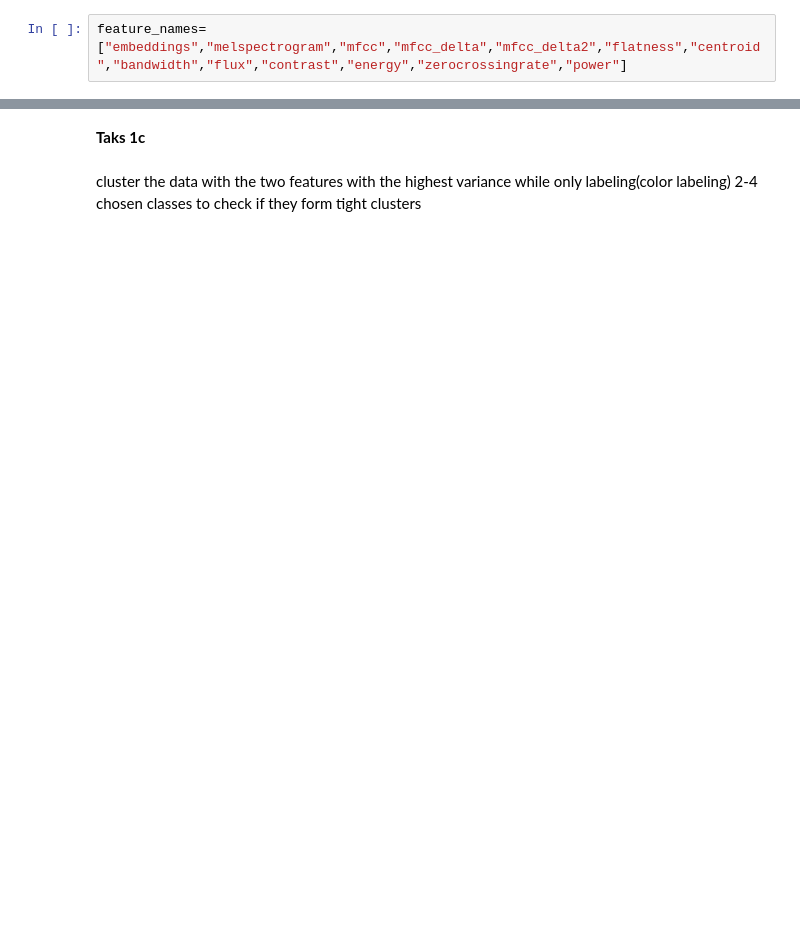
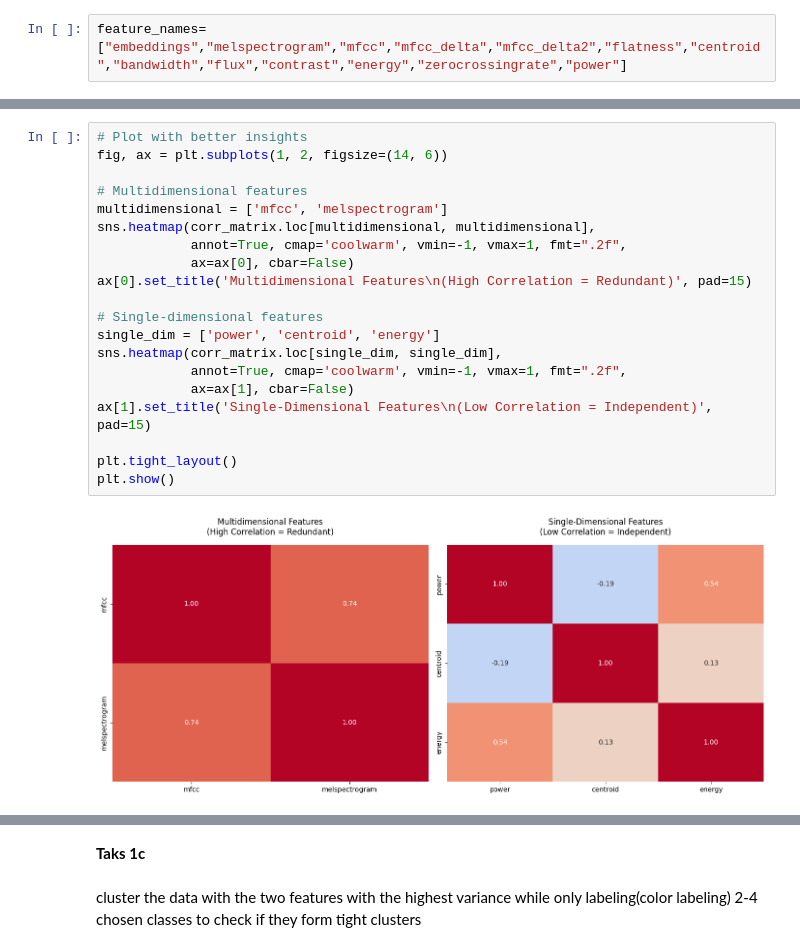
Before and after one commit to 8asic/mlpc2025-sound-event-detection, a Jupyter notebook: T3-Classification/1. Labeling Function.ipynb, the cells around one changed output, grey strips where cells are left out. Saved outputs shown, nothing was run; the diff lists cells and outputs as text; blank space fills up the shorter version.

```diff
--- a/T3-Classification/1. Labeling Function.ipynb
+++ b/T3-Classification/1. Labeling Function.ipynb
@@ -369 +365,23 @@ sns.heatmap(corr_matrix.loc[s, s], annot=True, cmap='coolwarm', fmt=".2f",ax=ax[
+# %%
+# Plot with better insights
+fig, ax = plt.subplots(1, 2, figsize=(14, 6))
+
+# Multidimensional features
+multidimensional = ['mfcc', 'melspectrogram']
+sns.heatmap(corr_matrix.loc[multidimensional, multidimensional],
+            annot=True, cmap='coolwarm', vmin=-1, vmax=1, fmt=".2f",
+            ax=ax[0], cbar=False)
+ax[0].set_title('Multidimensional Features\n(High Correlation = Redundant)', pad=15)
+
+# Single-dimensional features
+single_dim = ['power', 'centroid', 'energy']
+sns.heatmap(corr_matrix.loc[single_dim, single_dim],
+            annot=True, cmap='coolwarm', vmin=-1, vmax=1, fmt=".2f",
+            ax=ax[1], cbar=False)
+ax[1].set_title('Single-Dimensional Features\n(Low Correlation = Independent)', pad=15)
+
+plt.tight_layout()
+plt.show()
+# %% [output]
+[figure, added]
 # %% [markdown]
```
Also changed, not shown: parts of 36 cells of this notebook.
